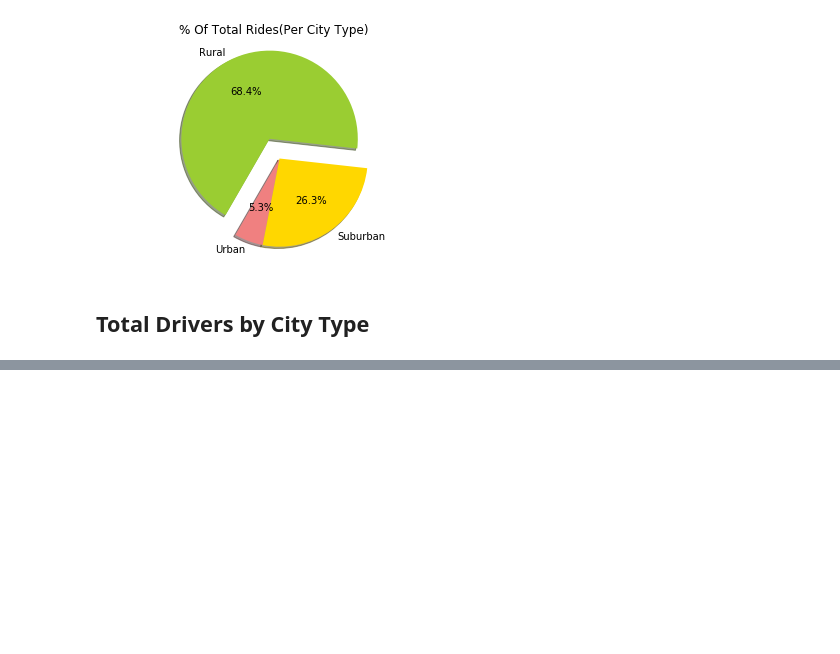
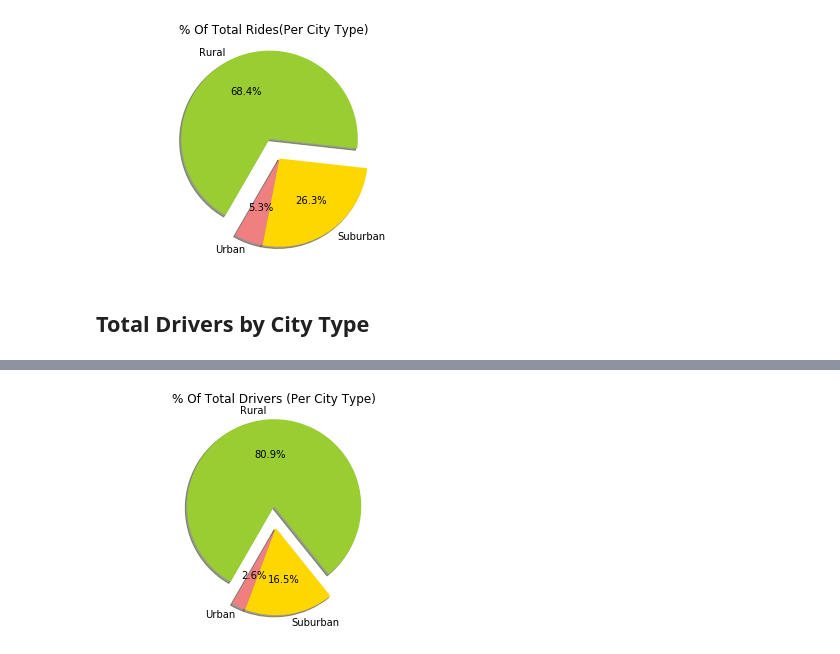
Before and after one commit to ndibiase/ndibiase, a Jupyter notebook: Matplotlib/Instructions/Pyber/pyberhw.ipynb, the cells around one changed output, grey strips where cells are left out. Drawn from its saved outputs; the diff is of its cells as text; code cells hidden in the pictures; blank space fills up the shorter version.

```diff
--- a/Matplotlib/Instructions/Pyber/pyberhw.ipynb
+++ b/Matplotlib/Instructions/Pyber/pyberhw.ipynb
@@ -285,0 +274,33 @@ plt.show()
+# %%
+# Calculate Driver Percents
+total_drivers = city_df["driver_count"].sum()
+# total drivers for urban
+# groupby city type and city
+grouped_city_type = city_df.groupby("type")
+total_drivers_type = grouped_city_type["driver_count"].sum()
+# % total drivers for each city type
+percent_drivers_type = [(x/total_drivers)*100 for x in total_drivers_type]
+percent_drivers_type
+# Build Pie Charts
+# Labels for the sections of our pie chart
+labels = ["Urban", "Suburban", "Rural"]
+
+# The values of each section of the pie chart
+percent_drivers_type
+
+# The colors of each section of the pie chart
+colors = ["lightcoral", "gold", "yellowgreen"]
+
+# Tells matplotlib to seperate the "Python" section from the others
+explode = [0, 0, 0.25]
+# Creates the pie chart based upon the values above
+# Automatically finds the percentages of each part of the pie chart
+plt.pie(percent_drivers_type, explode=explode, labels=labels, colors=colors,
+        autopct="%1.1f%%", shadow=True, startangle=240)
+plt.title("% Of Total Drivers (Per City Type)")
+# Tells matplotlib that we want a pie chart with equal axes
+plt.axis("equal")
+# % of Total drivers Per city Type
+plt.show()
+# %% [output]
+[figure, added]
```
Also changed, not shown: parts of 4 cells of this notebook.
